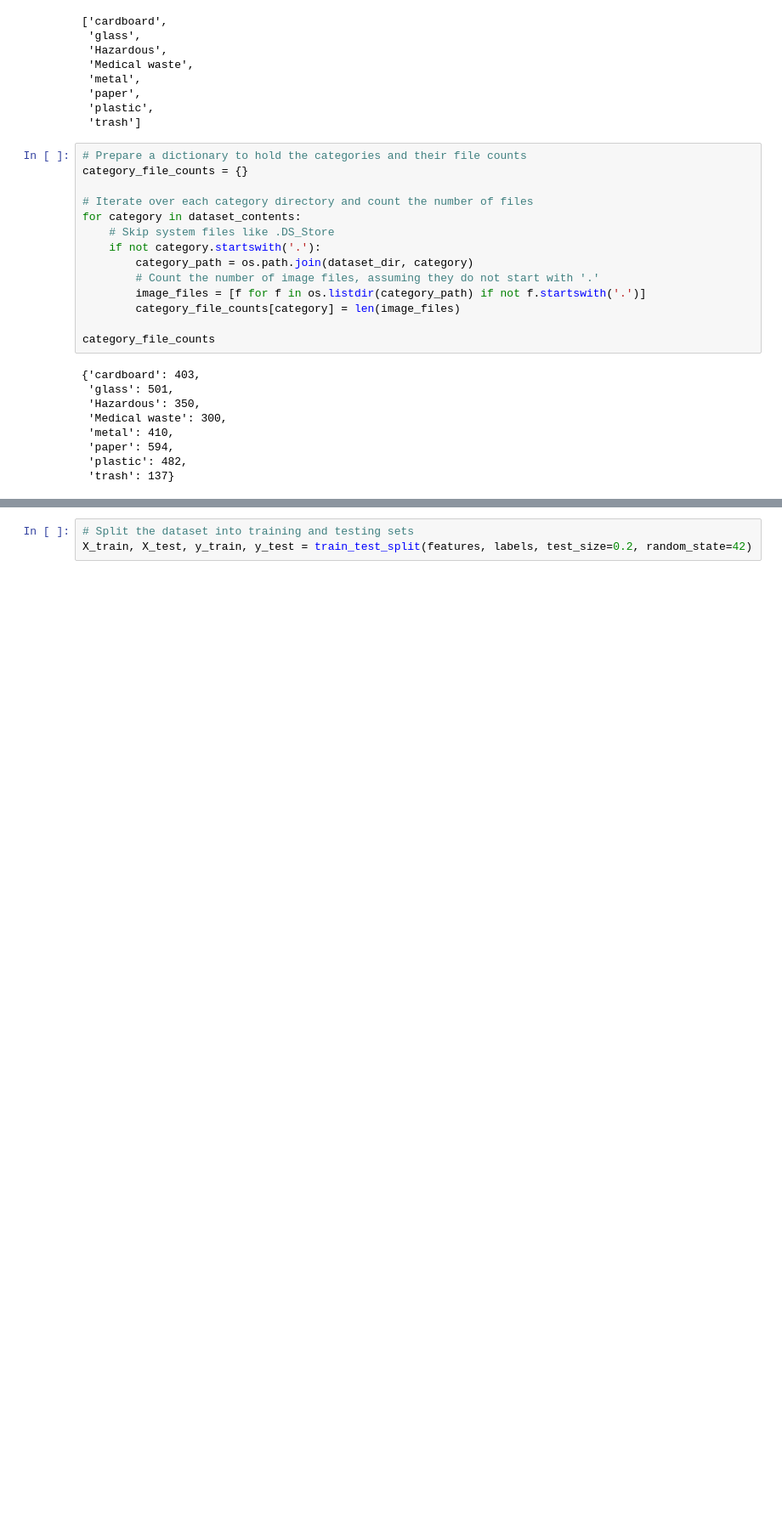
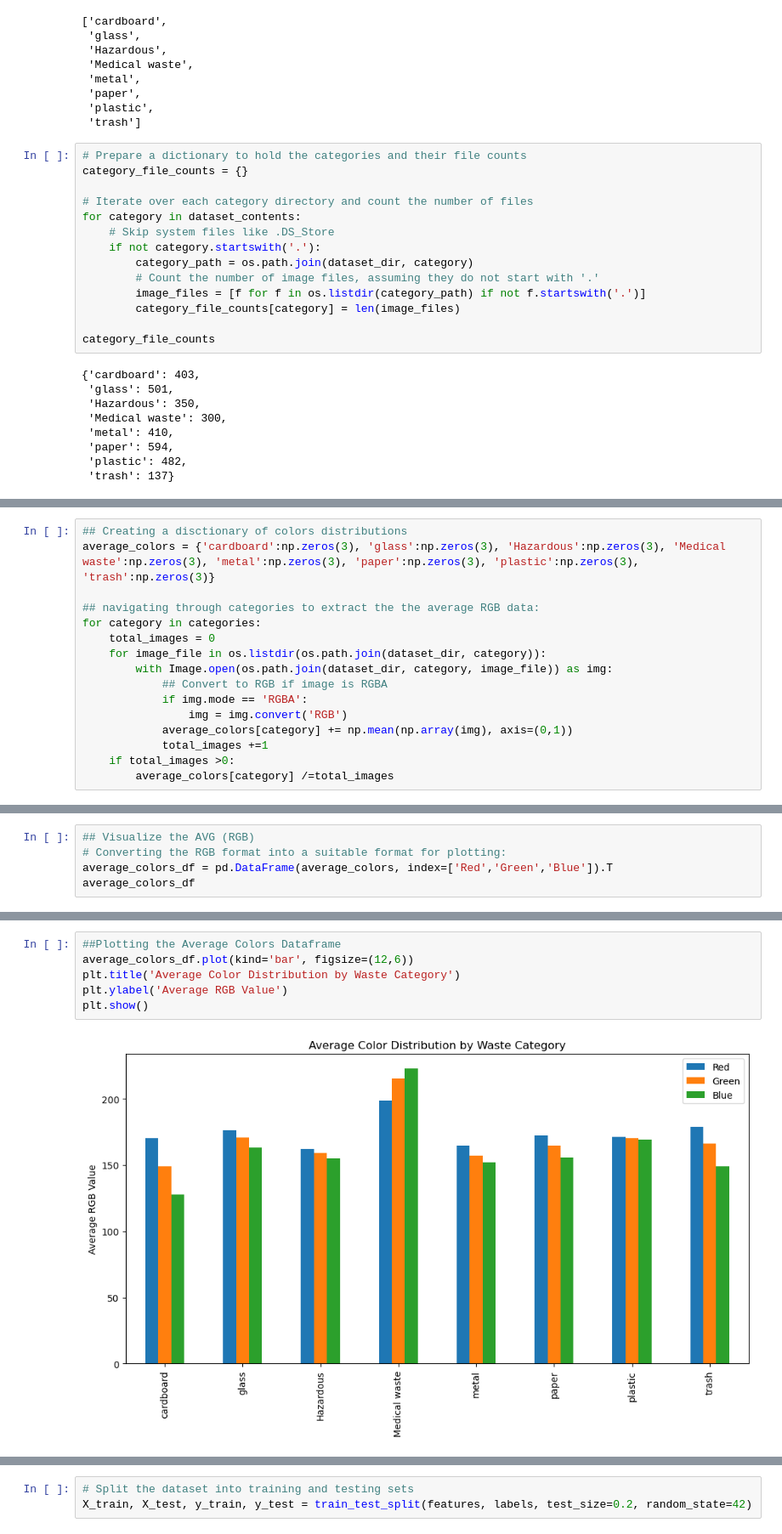
Before and after one commit to bhanuprakashbhanu95/SmartCityWasteManagement, a Jupyter notebook: Jupyter_NoteBooks/smartCityWasteManagement_4models.ipynb, the cells around one changed output, grey strips where cells are left out. Shown at 85% size. Cells and saved outputs as stored; diff of their text form; blank space fills up the shorter version.

```diff
--- a/Jupyter_NoteBooks/smartCityWasteManagement_4models.ipynb
+++ b/Jupyter_NoteBooks/smartCityWasteManagement_4models.ipynb
@@ -59,0 +262,16 @@ plt.show()
+# %%
+## Creating a disctionary of colors distributions
+average_colors = {'cardboard':np.zeros(3), 'glass':np.zeros(3), 'Hazardous':np.zeros(3), 'Medical waste':np.zeros(3), 'metal':np.zeros(3), 'paper':np.zeros(3), 'plastic':np.zeros(3), 'trash':np.zeros(3)}
+
+## navigating through categories to extract the the average RGB data:
+for category in categories:
+    total_images = 0
+    for image_file in os.listdir(os.path.join(dataset_dir, category)):
+        with Image.open(os.path.join(dataset_dir, category, image_file)) as img:
+            ## Convert to RGB if image is RGBA
+            if img.mode == 'RGBA':
+                img = img.convert('RGB')
+            average_colors[category] += np.mean(np.array(img), axis=(0,1))
+            total_images +=1
+    if total_images >0:
+        average_colors[category] /=total_images
@@ -59,0 +289,5 @@ plt.show()
+# %%
+## Visualize the AVG (RGB)
+# Converting the RGB format into a suitable format for plotting:
+average_colors_df = pd.DataFrame(average_colors, index=['Red','Green','Blue']).T
+average_colors_df
@@ -59,0 +304,8 @@ plt.show()
+# %%
+##Plotting the Average Colors Dataframe
+average_colors_df.plot(kind='bar', figsize=(12,6))
+plt.title('Average Color Distribution by Waste Category')
+plt.ylabel('Average RGB Value')
+plt.show()
+# %% [output]
+[figure, added]
```
Also changed, not shown: parts of 88 cells of this notebook, 5 other files.
